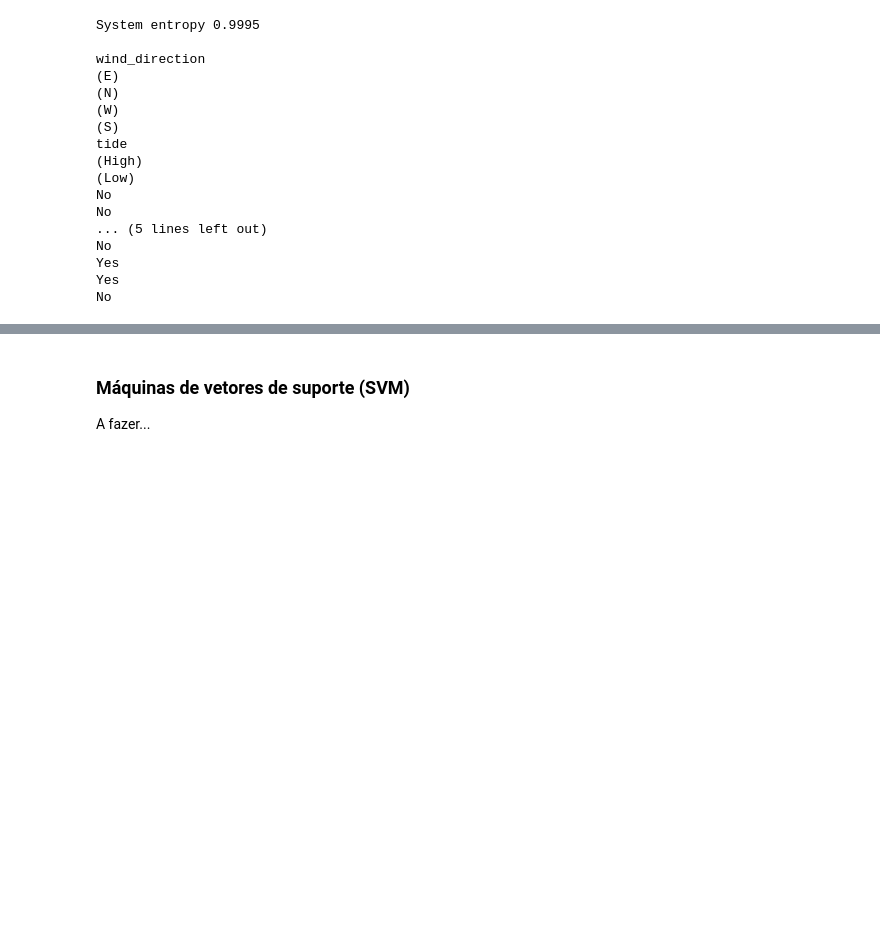
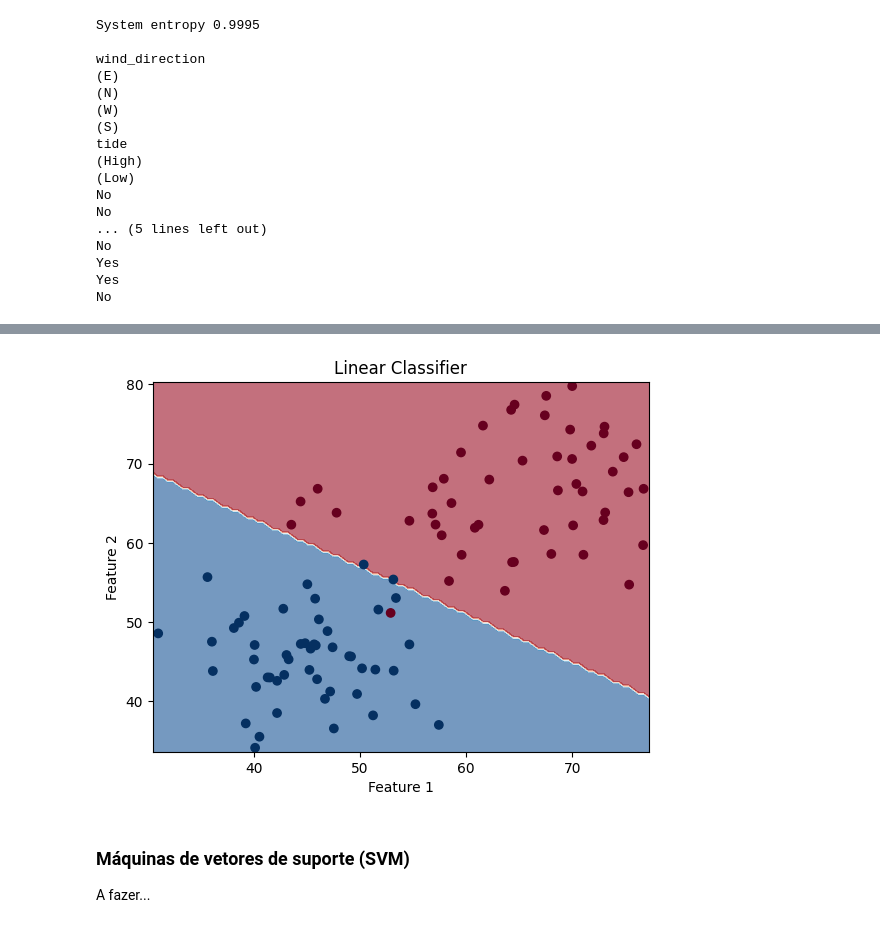
Before and after one commit to cdiegor/MineracaoDeDados, a Jupyter notebook: Mineração_de_Dados_Notas_de_aula_1aParte.ipynb, the cells around one changed output, grey strips where cells are left out. Cells and saved outputs as stored; diff of their text form; code cells hidden in the pictures; blank space fills up the shorter version.

```diff
--- a/Mineração_de_Dados_Notas_de_aula_1aParte.ipynb
+++ b/Mineração_de_Dados_Notas_de_aula_1aParte.ipynb
@@ -1105,3 +1181,42 @@ No
+# %%
+import numpy as np
+import matplotlib.pyplot as plt
+from sklearn.linear_model import LogisticRegression
+
+# Generate a random dataset with two classes
+np.random.seed(0)
+mean1 = [45, 45]
+cov1 = [[30,0],[0,30]]
+mean2 = [65, 65]
+cov2 = [[40, -20], [60, 40]]
+
+X1 = np.random.multivariate_normal(mean1, cov1, 50)
+X2 = np.random.multivariate_normal(mean2, cov2, 50)
+X = np.concatenate((X1, X2))
+y = np.concatenate([np.zeros(50), np.ones(50)])
+
+# Create the logistic regression classifier
+clf = LogisticRegression()
+
+# Fit the classifier to the data
+clf.fit(X, y)
+
+# Plot the decision boundary
+x1_min, x1_max = X[:, 0].min() - 0.5, X[:, 0].max() + 0.5
+x2_min, x2_max = X[:, 1].min() - 0.5, X[:, 1].max() + 0.5
+xx1, xx2 = np.meshgrid(np.linspace(x1_min, x1_max, 100), np.linspace(x2_min, x2_max, 100))
+Z = clf.predict(np.c_[xx1.ravel(), xx2.ravel()])
+Z = Z.reshape(xx1.shape)
+plt.contourf(xx1, xx2, Z, cmap=plt.cm.RdBu_r, alpha=0.6)
+
+# Plot the data points
+plt.scatter(X[:, 0], X[:, 1], c=y, cmap=plt.cm.RdBu_r)
+plt.xlabel('Feature 1')
+plt.ylabel('Feature 2')
+plt.title('Linear Classifier')
+plt.show()
+# %% [output]
+[figure, added]
 # %% [markdown]
 ### Máquinas de vetores de suporte (SVM)
 
```
Also changed, not shown: parts of 7 cells of this notebook.
